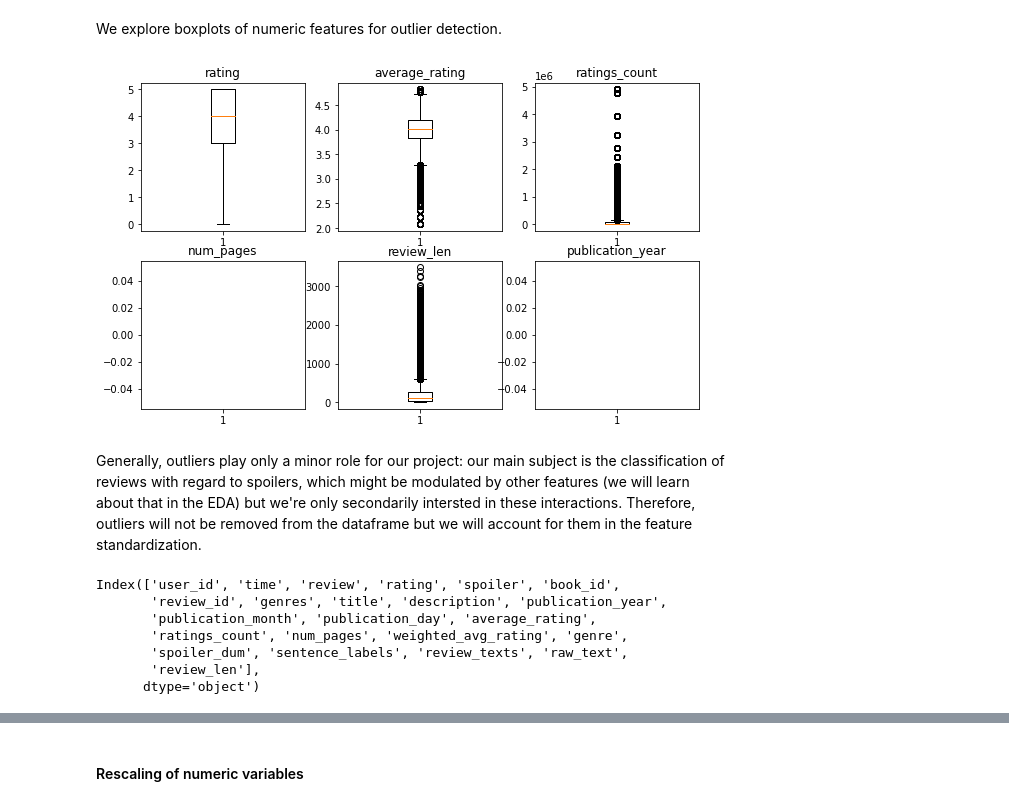
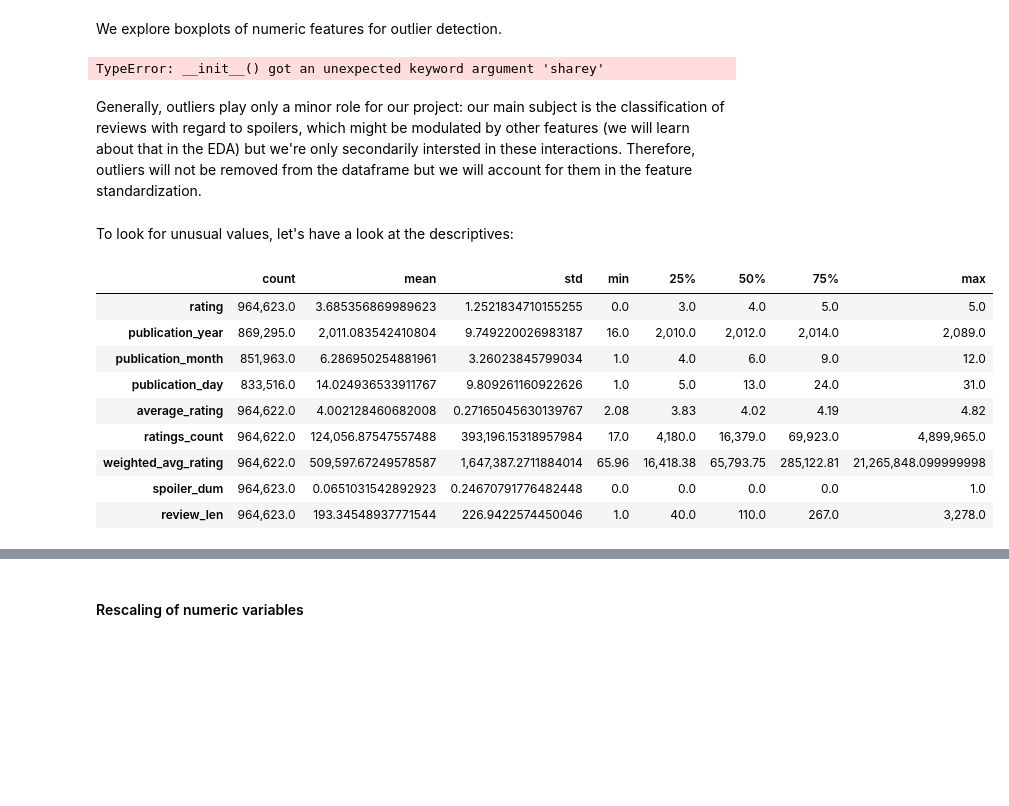
Before and after one commit to Grindata/NF_Capstone_Spoiler_Detection, a Jupyter notebook: 02_Preprocessing.ipynb, the cells around one changed output, grey strips where cells are left out. Drawn from its saved outputs; the diff is of its cells as text; code cells hidden in the pictures; blank space fills up the shorter version.

```diff
--- a/02_Preprocessing.ipynb
+++ b/02_Preprocessing.ipynb
@@ -175,7 +152,7 @@ We also want to delete special and digits characters from the review text and lo
 train['raw_text'] = pd.Series('str')
 # %%
 import re
-for i in range(len(train)):
-    train['raw_text'][i] = re.sub('[^a-zA-Z " "]', '', train['review_texts'].copy()[i])
+for i in tqdm(range(len(train))):
+    train['raw_text'][i] = re.sub('[^a-zA-Z0-9 " "]', '', train['review_texts'].copy()[i])
 # %%
 train.head()
@@ -182,7 +166,7 @@ train.head()
 # %% [markdown]
 We finally compute two features with the length (word-wise) of each review since one can hypothesize that longer reviews are more likely to contain spoilers than shorter ones.
 # %%
-train['review_len'] = train.review_texts.str.split(' ').map(len)
+train['review_len'] = train.raw_text.str.split(' ').map(len)
 # %% [markdown]
 #### Missing values
 # %%
@@ -211,22 +213,28 @@ train_red.dropna(subset = ['publication_year', 'num_pages', 'description'], inpl
 We explore boxplots of numeric features for outlier detection.
 # %%
 plot = [train.rating, train.average_rating, train.ratings_count, train.num_pages, train.review_len, train.publication_year]
-plt.figure(figsize = (10,6))
+plt.figure(figsize = (10,6), sharey = False)
 for i in range(len(plot)):
     plt.subplot(2,3, i+1)
     plt.boxplot(x = plot[i])
     plt.title(plot[i].name)
 # %% [output]
-[figure, removed]
+TypeError: __init__() got an unexpected keyword argument 'sharey'
 # %% [markdown]
 Generally, outliers play only a minor role for our project: our main subject is the classification of reviews with regard to spoilers, which might be modulated by other features (we will learn about that in the EDA) but we're only secondarily intersted in these interactions. Therefore, outliers will not be removed from the dataframe but we will account for them in the feature standardization.
-# %%
-train.columns
-# %% [output]
-Index(['user_id', 'time', 'review', 'rating', 'spoiler', 'book_id',
-       'review_id', 'genres', 'title', 'description', 'publication_year',
-       'publication_month', 'publication_day', 'average_rating',
-       'ratings_count', 'num_pages', 'weighted_avg_rating', 'genre',
-       'spoiler_dum', 'sentence_labels', 'review_texts', 'raw_text',
-       'review_len'],
-      dtype='object')
+# %% [markdown]
+To look for unusual values, let's have a look at the descriptives:
+# %%
+#Descriptives of non-numeric features
+train.describe().transpose()
+# %% [output]
+|  | count | mean | std | min | 25% | 50% | 75% | max |
+| rating | 964,623.0 | 3.685356869989623 | 1.2521834710155255 | 0.0 | 3.0 | 4.0 | 5.0 | 5.0 |
+| publication_year | 869,295.0 | 2,011.083542410804 | 9.749220026983187 | 16.0 | 2,010.0 | 2,012.0 | 2,014.0 | 2,089.0 |
+| publication_month | 851,963.0 | 6.286950254881961 | 3.26023845799034 | 1.0 | 4.0 | 6.0 | 9.0 | 12.0 |
+| publication_day | 833,516.0 | 14.024936533911767 | 9.809261160922626 | 1.0 | 5.0 | 13.0 | 24.0 | 31.0 |
+| average_rating | 964,622.0 | 4.002128460682008 | 0.27165045630139767 | 2.08 | 3.83 | 4.02 | 4.19 | 4.82 |
+| ratings_count | 964,622.0 | 124,056.87547557488 | 393,196.15318957984 | 17.0 | 4,180.0 | 16,379.0 | 69,923.0 | 4,899,965.0 |
+| weighted_avg_rating | 964,622.0 | 509,597.67249578587 | 1,647,387.2711884014 | 65.96 | 16,418.38 | 65,793.75 | 285,122.81 | 21,265,848.099999998 |
+| spoiler_dum | 964,623.0 | 0.0651031542892923 | 0.24670791776482448 | 0.0 | 0.0 | 0.0 | 0.0 | 1.0 |
+| review_len | 964,623.0 | 193.34548937771544 | 226.9422574450046 | 1.0 | 40.0 | 110.0 | 267.0 | 3,278.0 |
```
Also changed, not shown: parts of 18 cells of this notebook, 1 other file.
